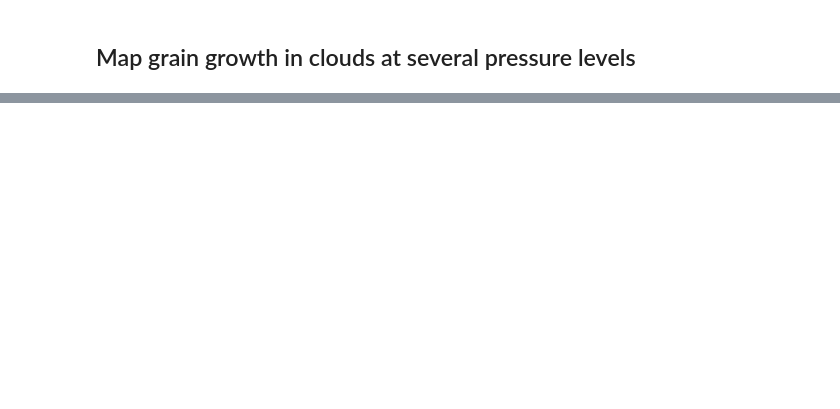
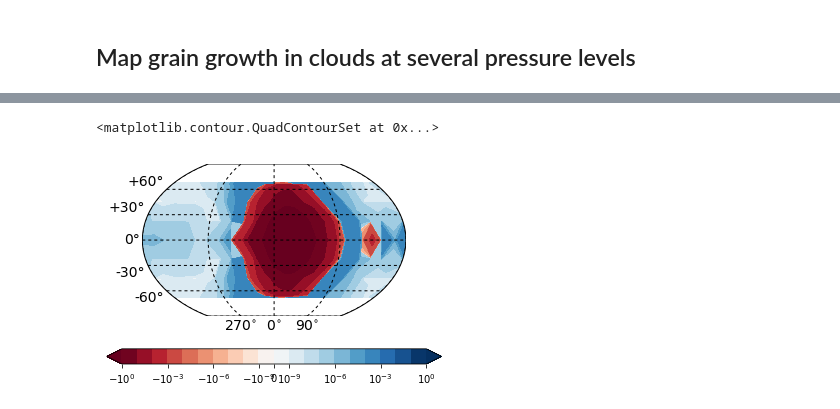
Before and after one commit to eblur/cloudacademyMap, a Jupyter notebook: notebooks/test_map_growth.ipynb, the cells around one changed output, grey strips where cells are left out. Saved outputs shown, nothing was run; the diff lists cells and outputs as text; code cells hidden in the pictures; blank space fills up the shorter version.

```diff
--- a/notebooks/test_map_growth.ipynb
+++ b/notebooks/test_map_growth.ipynb
@@ -39,0 +66,6 @@ Text(0.5, 1.0, '10 mbar')
+# %%
+myticks = np.array([-3.0, -1.0, -1.e-3, -1.e-6, -1.e-9, 0.0, 1.e-9, 1.e-6, 1.e-3, 1.0, 3.0])
+mg.map_symlognorm(chimap, lmin=-1.0, lmax=1.0, linthresh=1.e-9, ticks=myticks)
+# %% [output]
+<matplotlib.contour.QuadContourSet at 0x...>
+[figure, added]
```
Also changed, not shown: parts of 9 cells of this notebook, 1 other file.
